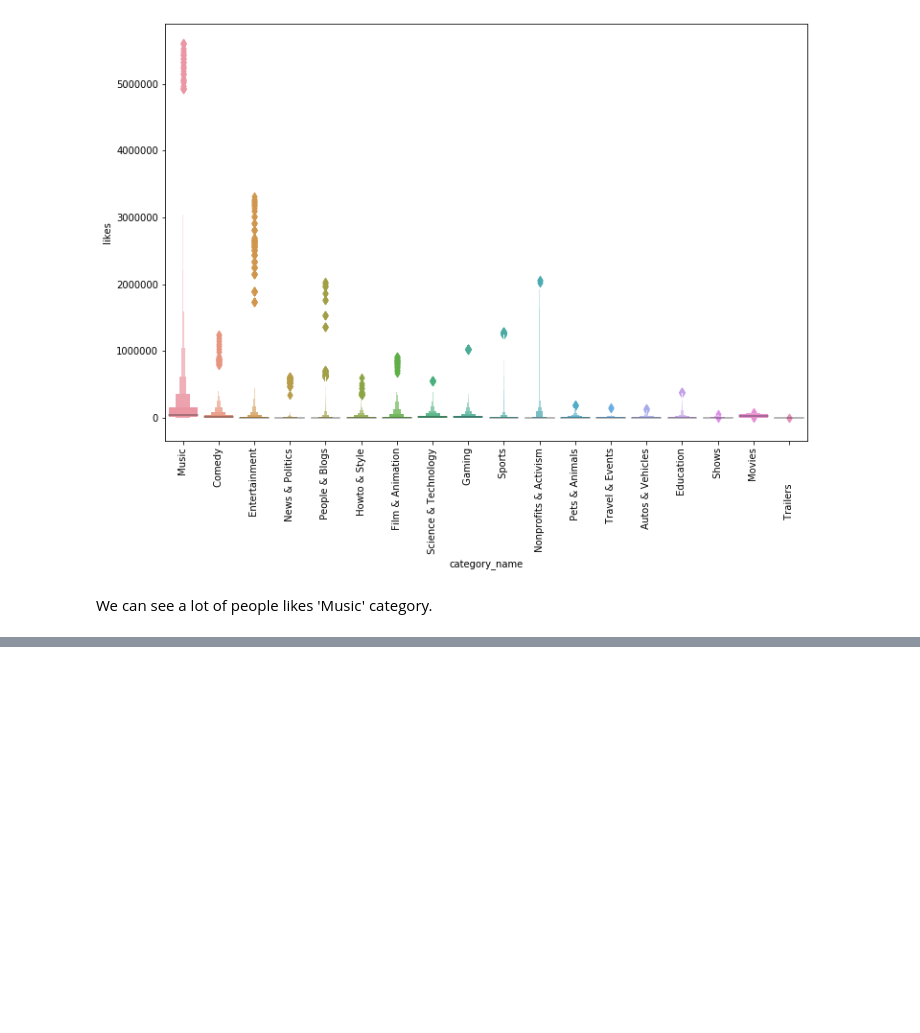
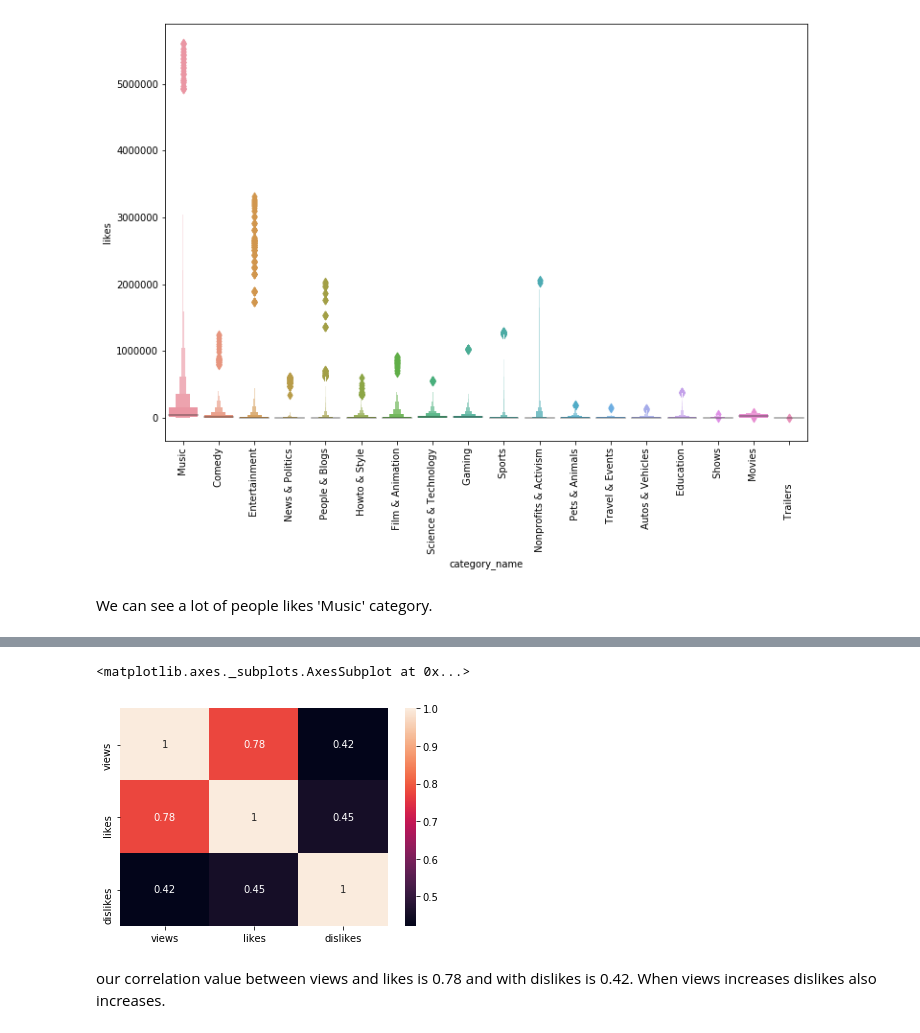
Before and after one commit to MiskaturRahman/Data-Science-PortFolio, a Jupyter notebook: youtube Case study/youtube_analysis.ipynb, the cells around one changed output, grey strips where cells are left out. Cells and saved outputs as stored; diff of their text form; code cells hidden in the pictures; blank space fills up the shorter version.

```diff
--- a/youtube Case study/youtube_analysis.ipynb
+++ b/youtube Case study/youtube_analysis.ipynb
@@ -442,0 +492,8 @@ We can see a lot of people likes 'Music' category.
+# %%
+# Finding the correlation between views, likes and dislikes using heatmap
+sns.heatmap(full_df[['views','likes','dislikes']].corr(),annot=True)
+# %% [output]
+<matplotlib.axes._subplots.AxesSubplot at 0x...>
+[figure, added]
+# %% [markdown]
+our correlation value between views and likes is 0.78 and with dislikes is 0.42. When views increases dislikes also increases.
```
Also changed, not shown: parts of 9 cells of this notebook.
